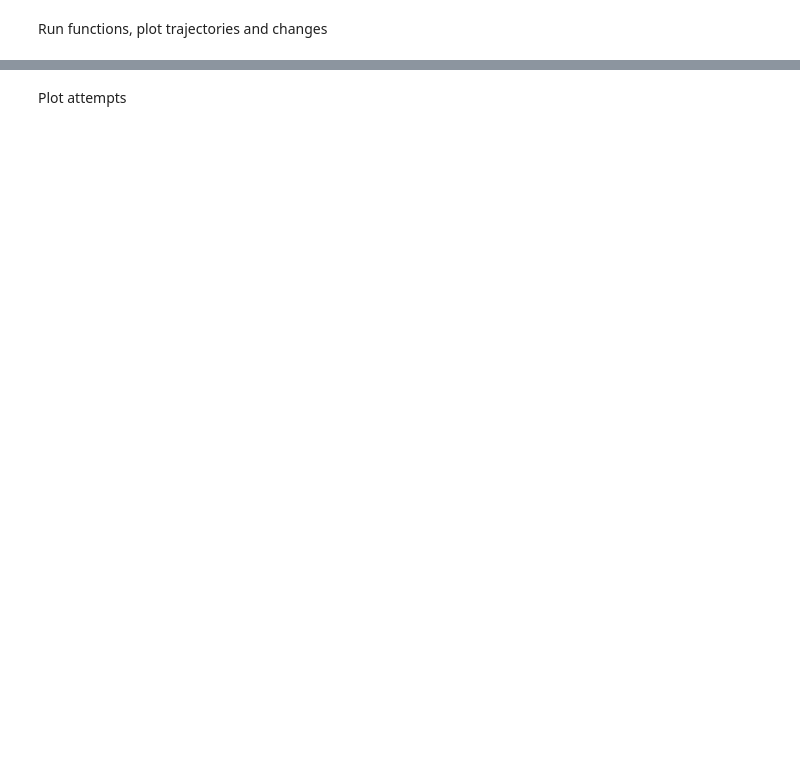
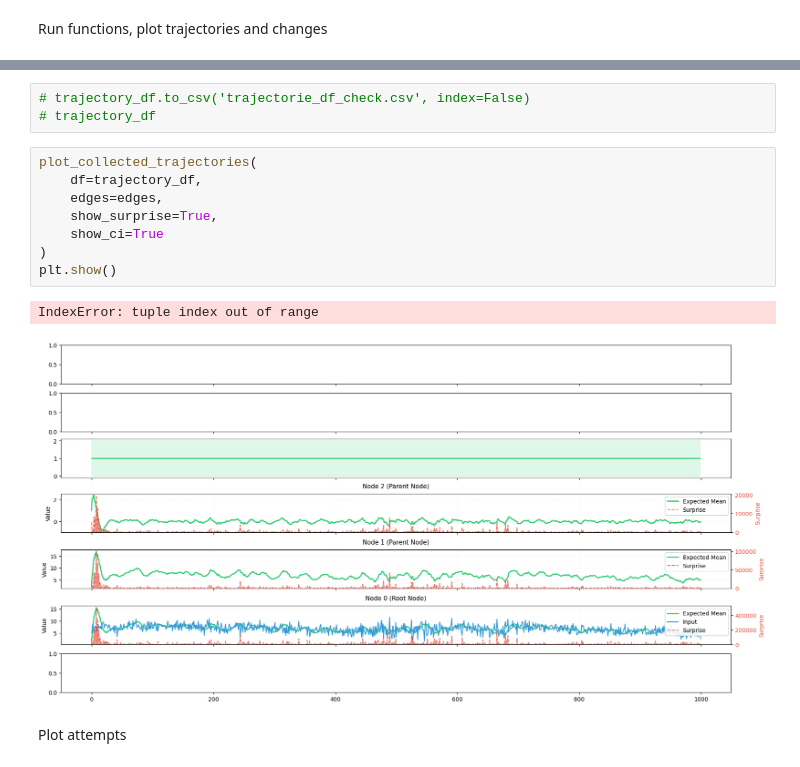
Before and after one commit to LouieMH/pyhgf, a Jupyter notebook: docs/source/notebooks/Latent_var_notebook.ipynb, the cells around one changed output, grey strips where cells are left out. Saved outputs shown, nothing was run; the diff lists cells and outputs as text; blank space fills up the shorter version.

```diff
--- a/docs/source/notebooks/Latent_var_notebook.ipynb
+++ b/docs/source/notebooks/Latent_var_notebook.ipynb
@@ -415,2 +844,16 @@ test_hgf.plot_network()
+# %%
+# trajectory_df.to_csv('trajectorie_df_check.csv', index=False)
+# trajectory_df
+# %%
+plot_collected_trajectories(
+    df=trajectory_df,
+    edges=edges,
+    show_surprise=True,
+    show_ci=True
+)
+plt.show()
+# %% [output]
+IndexError: tuple index out of range
+[figure, added]
 # %% [markdown]
 Plot attempts
```
Also changed, not shown: parts of 24 cells of this notebook.
